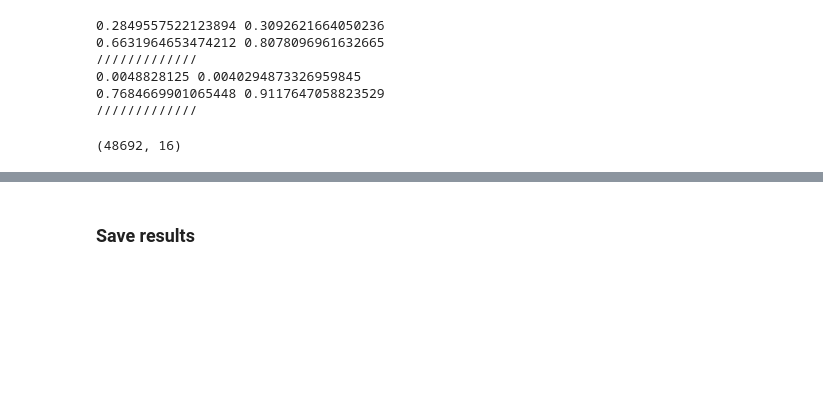
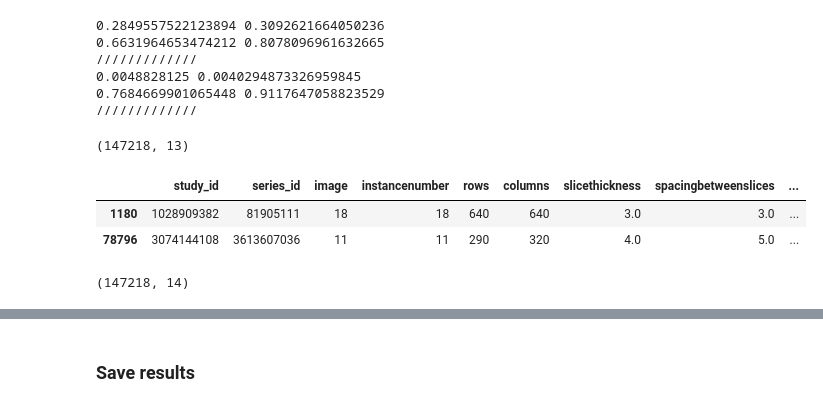
Before and after one commit to rosulucian/deep_learning_playground, a Jupyter notebook: kaggle/RSNA/datasets.ipynb, the cells around one changed output, grey strips where cells are left out. Drawn from its saved outputs; the diff is of its cells as text; code cells hidden in the pictures; blank space fills up the shorter version.

```diff
--- a/kaggle/RSNA/datasets.ipynb
+++ b/kaggle/RSNA/datasets.ipynb
@@ -312,9 +327,21 @@ for c in [ax, non_ax]:
 0.7684669901065448 0.9117647058823529
 /////////////
 # %%
-coords_df.shape
+files_df.shape
 # %% [output]
-(48692, 16)
+(147218, 13)
+# %%
+files_df = pd.merge(files_df, train_desc_df.loc[:, ['ss_id', 'series_description']],  how='inner', left_on=['ss_id'], right_on=['ss_id'])
+
+files_df.sample(2)
+# %% [output]
+|  | study_id | series_id | image | instancenumber | rows | columns | slicethickness | spacingbetweenslices | ... |
+| 1180 | 1028909382 | 81905111 | 18 | 18 | 640 | 640 | 3.0 | 3.0 | ... |
+| 78796 | 3074144108 | 3613607036 | 11 | 11 | 290 | 320 | 4.0 | 5.0 | ... |
+# %%
+files_df.shape
+# %% [output]
+(147218, 14)
 # %%
 files_df.sample(5)
 # %% [output]
```
Also changed, not shown: parts of 26 cells of this notebook, 3 other files.
